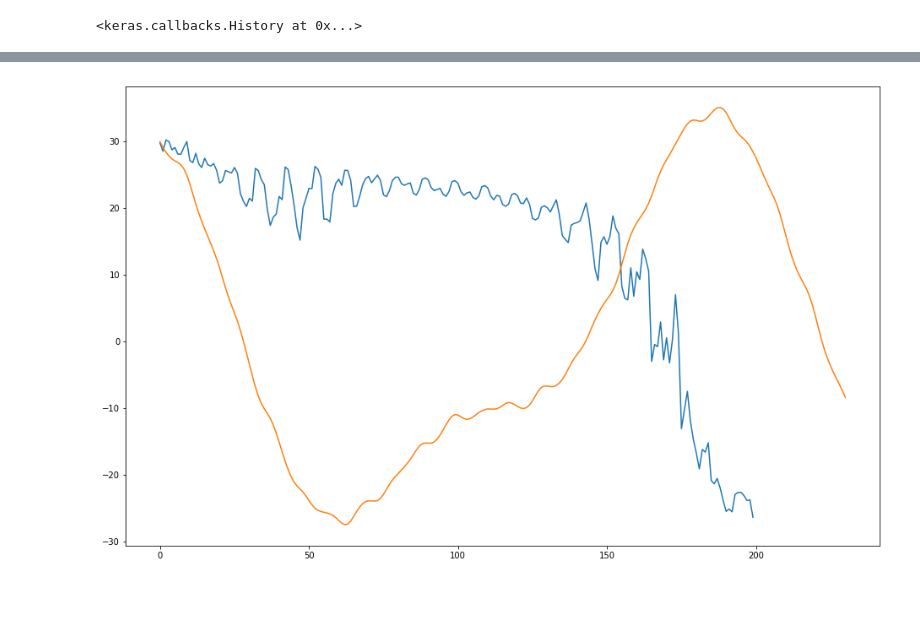
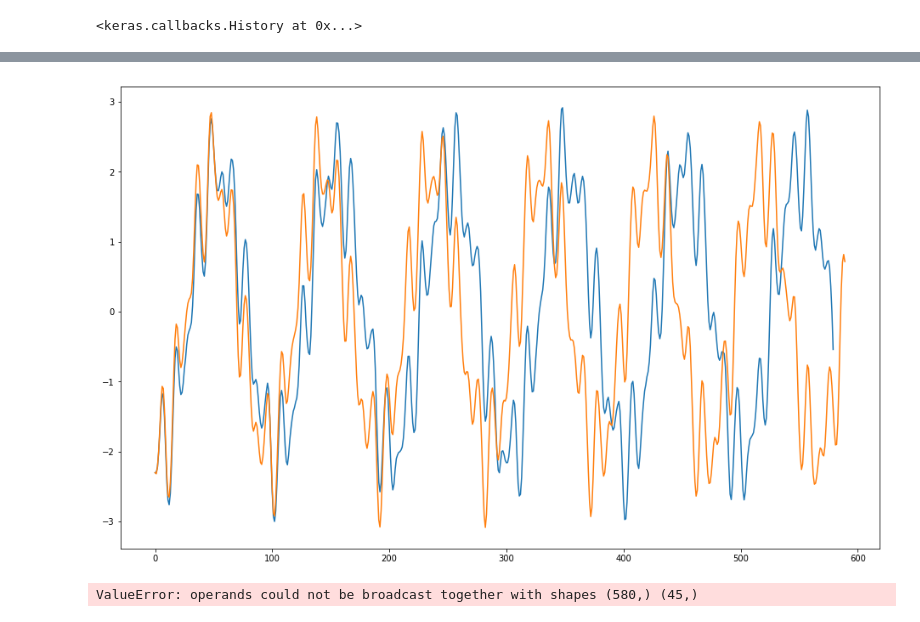
Before and after one commit to endrehp/FEM-ML, a Jupyter notebook: Cantilever_vibration.ipynb, the cells around one changed output, grey strips where cells are left out. Drawn from its saved outputs; the diff is of its cells as text; code cells hidden in the pictures; blank space fills up the shorter version.

```diff
--- a/Cantilever_vibration.ipynb
+++ b/Cantilever_vibration.ipynb
@@ -79,7 +87,7 @@ import random
 Theta = 1/2
 d_old = d0[2:]
 dt_old = d0[2:]
-n_timesteps = 300
+n_timesteps = 3000
 #D = np.zeros([n_nodes, n_timesteps])
 #D[:,0] = dz0
 
@@ -99,11 +107,14 @@ f = []
 
 plt.figure(figsize=(16,10))
 
+D = np.zeros([n_timesteps, n_nodes])
+
 for i in range(n_timesteps):
 
     #dt_i = -np.matmul(Minv, np.matmul(K,d_i)-F)
     #fi = np.random.random()*np.sin(i*dt)
-    fi = 10000*np.sin(i*dt*2*np.pi)+10000*np.sin(i*dt*2*np.pi/20)
+    #fi = 10000*np.sin(w_fundamental*i*dt*2*np.pi) #~resonance frequency
+    fi = 10000*np.sin(i*dt*2*np.pi)
     f.append(fi)
 
     F_old = F_new
@@ -124,6 +135,8 @@ for i in range(n_timesteps):
     d_old = d_new
     dt_old = dt_new
 
+    D[i, :] = dz
+
     if i%100 == 0:
         plt.plot(x, dz)
 
@@ -186,9 +225,9 @@ train_portion = 0.8
 input_dim = len(X_train[:,0])
 
 x_train = X_train[:,0:int(n_timesteps*train_portion)]
-x_test = X_train[:,int(n_timesteps*(1-train_portion)):]
+x_test = X_train[:,int(n_timesteps*(train_portion)):]
 y_train = Y_train[:,0:int(n_timesteps*train_portion)]
-y_test = Y_train[:,int(n_timesteps*(1-train_portion)):]
+y_test = Y_train[:,int(n_timesteps*(train_portion)):]
 
 def baseline_model():
     model = Sequential()
@@ -224,19 +281,19 @@ input_i = x_test[:,0]
 r = input_i[d+1:2*d+1]
 rt = input_i[2*d+1:]
 
-predictions = []
+preds = []
 force = x_test[0:d+1,:]
-for i in range(200):
+for i in range(580):
 
 
-    pred = model.predict(np.reshape(input0,(1,len(input_i))))
-    predictions.append(pred[0][0])
+    pred = model.predict(np.reshape(input_i,(1,len(input_i))))
+    preds.append(pred[0][0])
 
-    input_i[0:d+1] = force[:, i+1]
+    input_i[0:d+1] = force[:,i+1]
 
-    r = np.delete(r, -1)
-    r = np.insert(r, 0, pred[0][0])
-    rt = np.delete(rt, -1)
-    rt = np.insert(rt, 0, pred[0][1])
+    r = np.delete(r, 0)
+    r = np.append(r, pred[0][0])
+    rt = np.delete(rt, 0)
+    rt = np.append(rt, pred[0][1])
     input_i[d+1:2*d+1] = r
     input_i[2*d+1:] = rt
@@ -265,7 +300,11 @@ print(input_i)
 # %%
 plt.figure(figsize=(16,10))
-plt.plot(predictions)
+plt.plot(preds)
 plt.plot(y_test[0,:])
 plt.show()
 # %% [output]
-[figure, old version]
+[figure, new version]
+# %%
+print(rmse(preds, y_test[0,:45]))
+# %% [output]
+ValueError: operands could not be broadcast together with shapes (580,) (45,)
```
Also changed, not shown: parts of 20 cells of this notebook, 1 other file.
